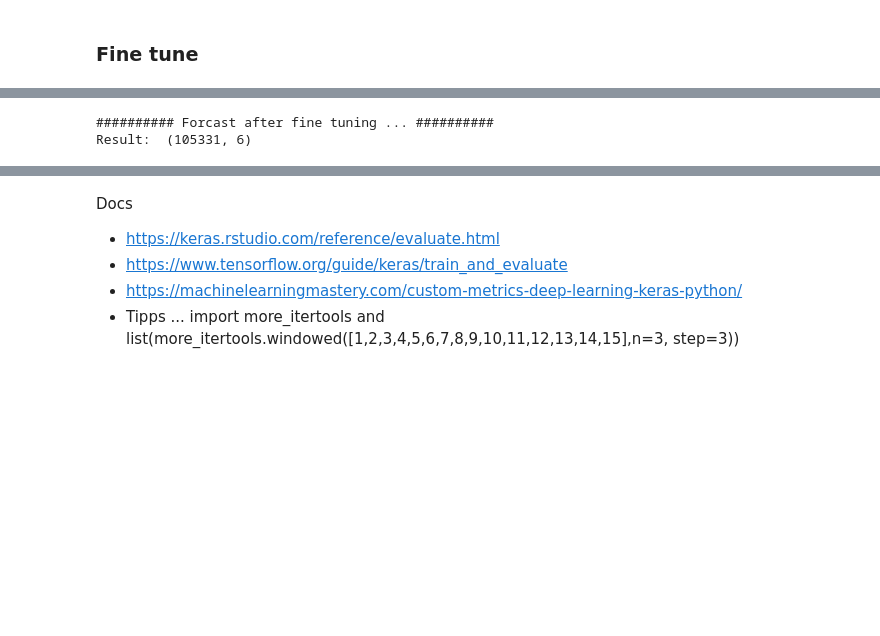
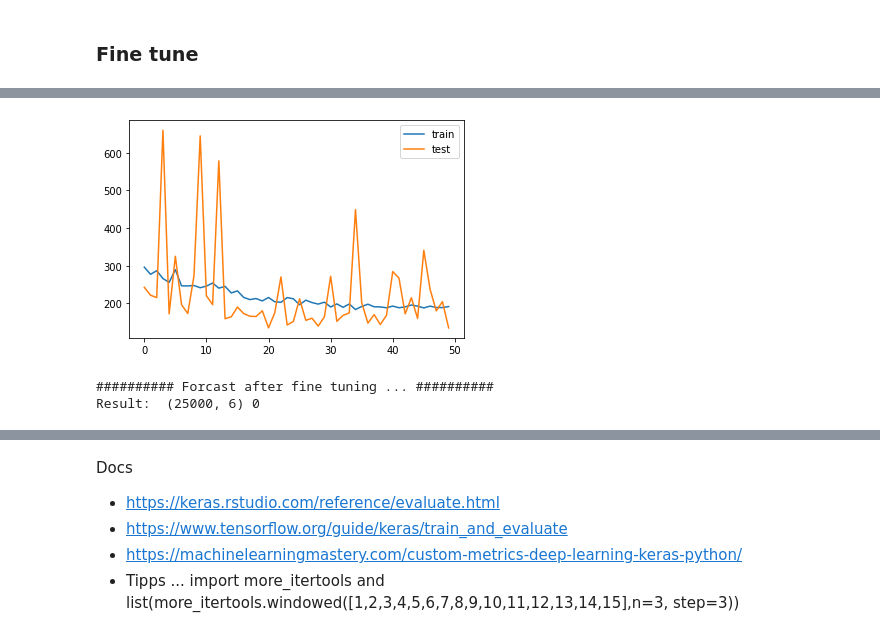
Before and after one commit to dominique-nshimyimana/Car-State, a Jupyter notebook: series_car_state_action_v1.ipynb, the cells around one changed output, grey strips where cells are left out. Saved outputs shown, nothing was run; the diff lists cells and outputs as text; code cells hidden in the pictures; blank space fills up the shorter version.

```diff
--- a/series_car_state_action_v1.ipynb
+++ b/series_car_state_action_v1.ipynb
@@ -363,10 +379,19 @@ Epoch 3/3
 INFO:tensorflow:Assets written to: /drive/My Drive/NeuralModel/lstm_car_state/seriesv2/assets
+# %%
+# plot history
+plt.plot(history.history['loss'], label='train')
+plt.plot(history.history['val_loss'], label='test')
+plt.legend()
+plt.show()
+# %% [output]
+[figure, added]
 # %%
 print('#'*10, 'Forcast after fine tuning ...','#'*10)
-yhat = model.predict(Xtest, batch_size=200)
-print('Result: ', yhat.shape)
+model.training = False
+yhat = model.predict(Xtest_, batch_size=200)
+print('Result: ', yhat.shape, rndIdx)
 # %% [output]
 ########## Forcast after fine tuning ... ##########
-Result:  (105331, 6)
+Result:  (25000, 6) 0
 # %%
 # Vis after tuning ...
```
Also changed, not shown: parts of 12 cells of this notebook.
